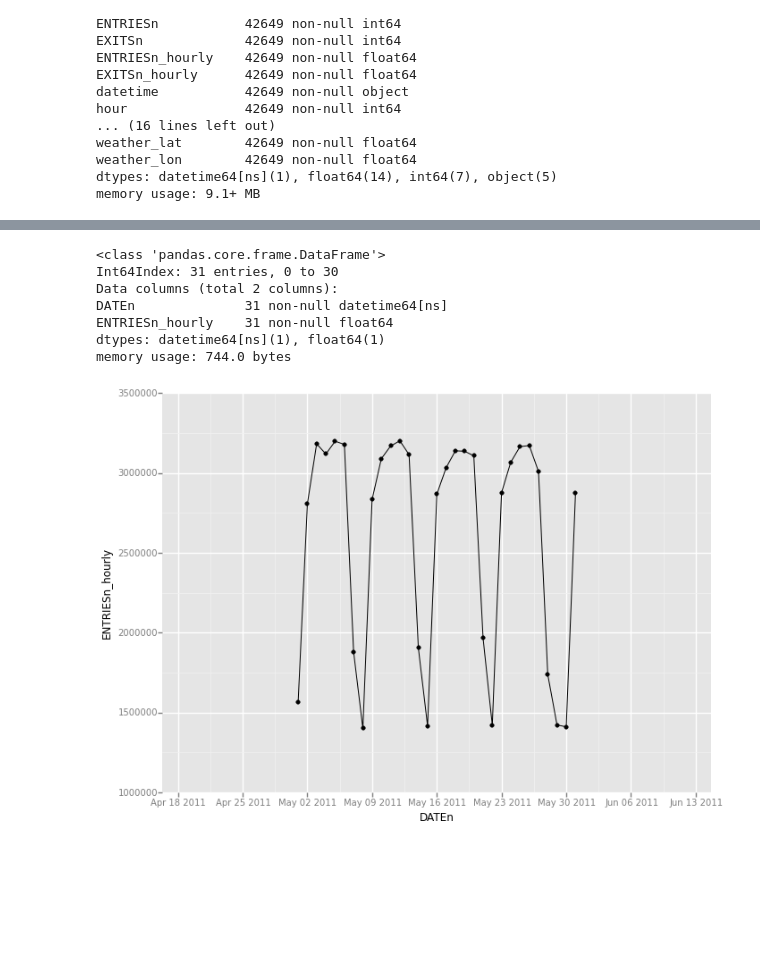
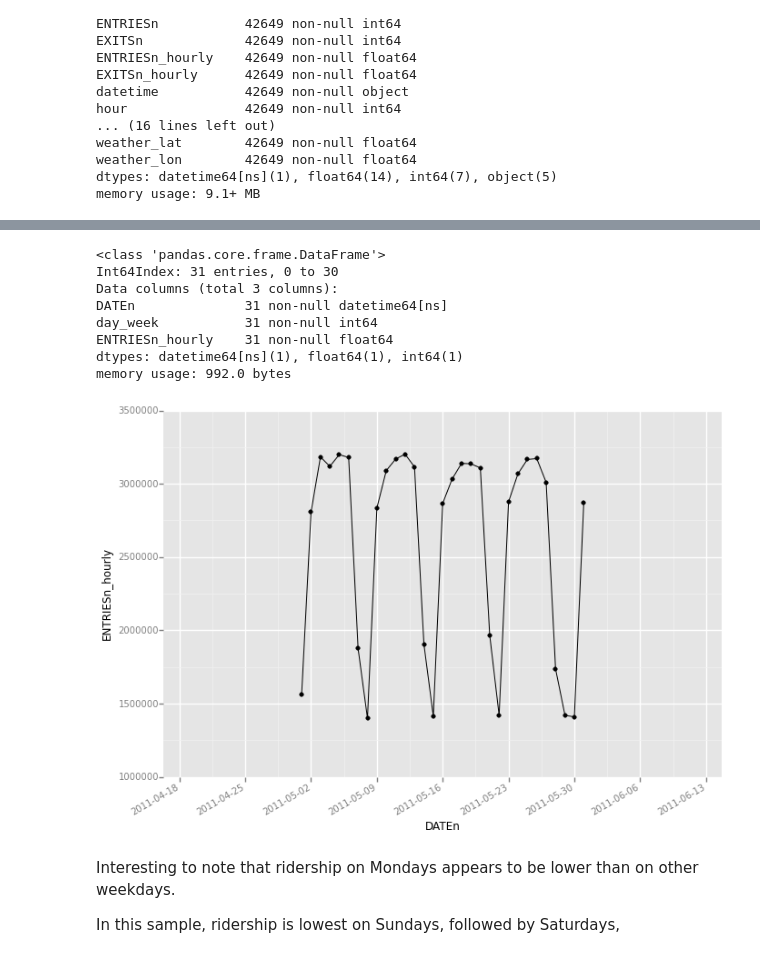
Before and after one commit to laixer/subway-ridership-analysis, a Jupyter notebook: ridership_analysis.ipynb, the cells around one changed output, grey strips where cells are left out. Cells and saved outputs as stored; diff of their text form; code cells hidden in the pictures; blank space fills up the shorter version.

Commit message:
Minor improvements to date vs ridership graph and some documentation.

```diff
--- a/ridership_analysis.ipynb
+++ b/ridership_analysis.ipynb
@@ -38,6 +38,6 @@ weather_lon        42649 non-null float64
 dtypes: datetime64[ns](1), float64(14), int64(7), object(5)
 memory usage: 9.1+ MB
 # %%
-turnstile_data_by_date = turnstile_data[['DATEn', 'ENTRIESn_hourly']].groupby('DATEn', as_index=False).sum()
+turnstile_data_by_date = turnstile_data[['DATEn', 'day_week', 'ENTRIESn_hourly']].groupby(['DATEn', 'day_week'], as_index=False).sum()
 turnstile_data_by_date.describe()
 # %% [output]
@@ -55,13 +75,21 @@ turnstile_data_by_date.info()
 # %% [output]
 <class 'pandas.core.frame.DataFrame'>
 Int64Index: 31 entries, 0 to 30
-Data columns (total 2 columns):
+Data columns (total 3 columns):
 DATEn              31 non-null datetime64[ns]
+day_week           31 non-null int64
 ENTRIESn_hourly    31 non-null float64
-dtypes: datetime64[ns](1), float64(1)
-memory usage: 744.0 bytes
+dtypes: datetime64[ns](1), float64(1), int64(1)
+memory usage: 992.0 bytes
 # %%
-p = ggplot(turnstile_data_by_date, aes(x='DATEn', y='ENTRIESn_hourly')) + geom_point() + geom_line()# + stat_smooth()
+p = ggplot(turnstile_data_by_date, aes(x='DATEn', y='ENTRIESn_hourly')) + \
+    geom_point() + \
+    geom_line() + \
+    scale_x_date(breaks=date_breaks('7 days'), labels = date_format("%Y-%m-%d"))
 p.draw()
 # %% [output]
-[figure, old version]
+[figure, new version]
+# %% [markdown]
+Interesting to note that ridership on Mondays appears to be lower than on other weekdays.
+
+In this sample, ridership is lowest on Sundays, followed by Saturdays,
```
Also changed, not shown: parts of 2 cells of this notebook.
